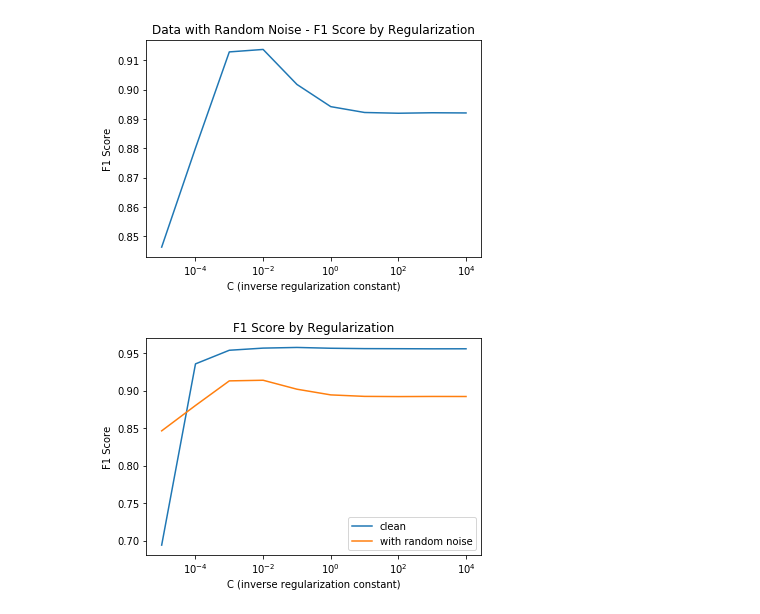
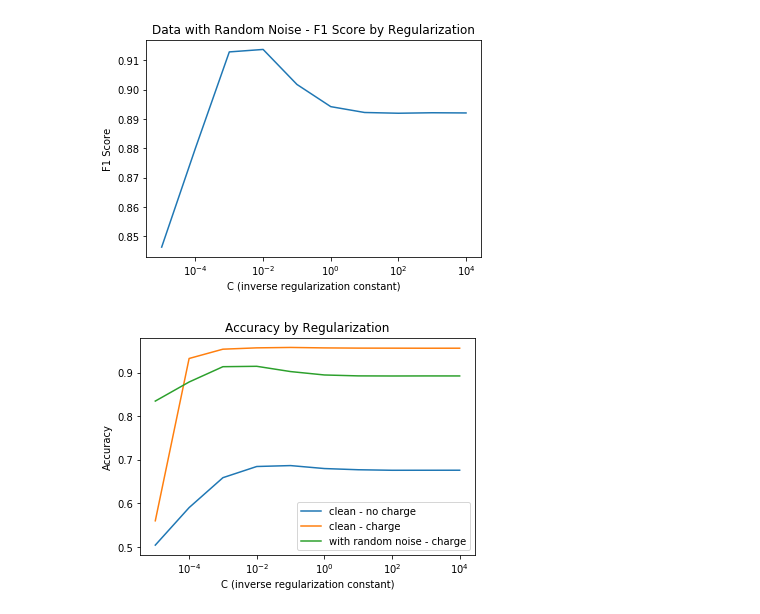
Before and after one commit to jtaylorz/attpc-event-classification, a Jupyter notebook: jupyter-notebooks/LogisticRegression_tests.ipynb, the cells around one changed output. Drawn from its saved outputs; the diff is of its cells as text; code cells hidden in the pictures.

Commit message:
Changes to jupyter nbs to produce some thesis visuals

```diff
--- a/jupyter-notebooks/LogisticRegression_tests.ipynb
+++ b/jupyter-notebooks/LogisticRegression_tests.ipynb
@@ -254,16 +254,17 @@ plt.title('Data with Random Noise - F1 Score by Regularization')
 # %%
 a = np.arange(len(C_vals))
 
-plt.plot(C_vals, f1s_c)
-plt.plot(C_vals, f1s_NOISE)
+plt.plot(C_vals, accuracies_nc)
+plt.plot(C_vals, accuracies_c)
+plt.plot(C_vals, accuracies_NOISE)
 
 plt.xscale('log')
 
 plt.xlabel('C (inverse regularization constant)')
-plt.ylabel('F1 Score')
-plt.title('F1 Score by Regularization')
-plt.legend(['clean', 'with random noise'], loc='lower right')
+plt.ylabel('Accuracy')
+plt.title('Accuracy by Regularization')
+plt.legend(['clean - no charge', 'clean - charge', 'with random noise - charge'], loc='lower right')
 
-#plt.savefig('../plots/results/wrong-detector-length/LogisticRegression_F1xC_NOISe.pdf')
+#plt.savefig('../plots/results/thesis/LR-sim2sim-pC-Cxacc.pdf')
 # %% [output]
-[figure, old version]
+[figure, new version]
```
Also changed, not shown: parts of 6 cells of this notebook.
